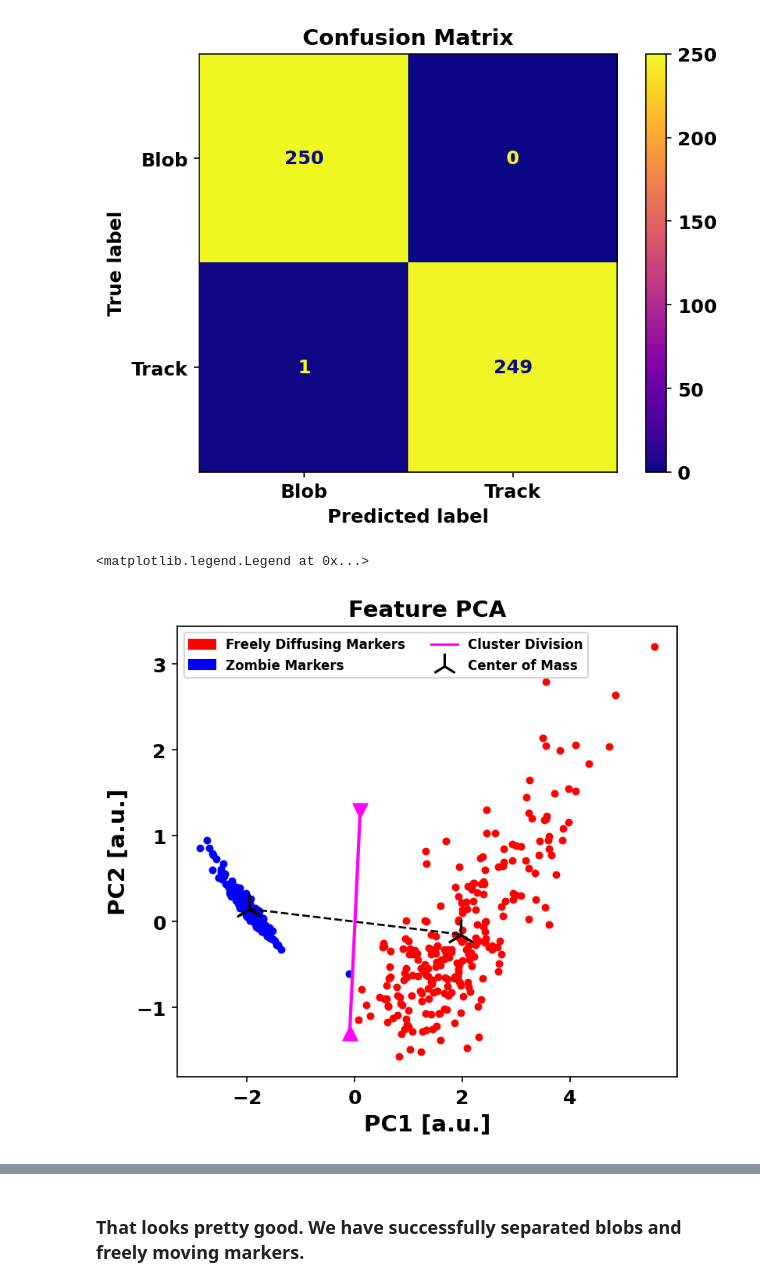
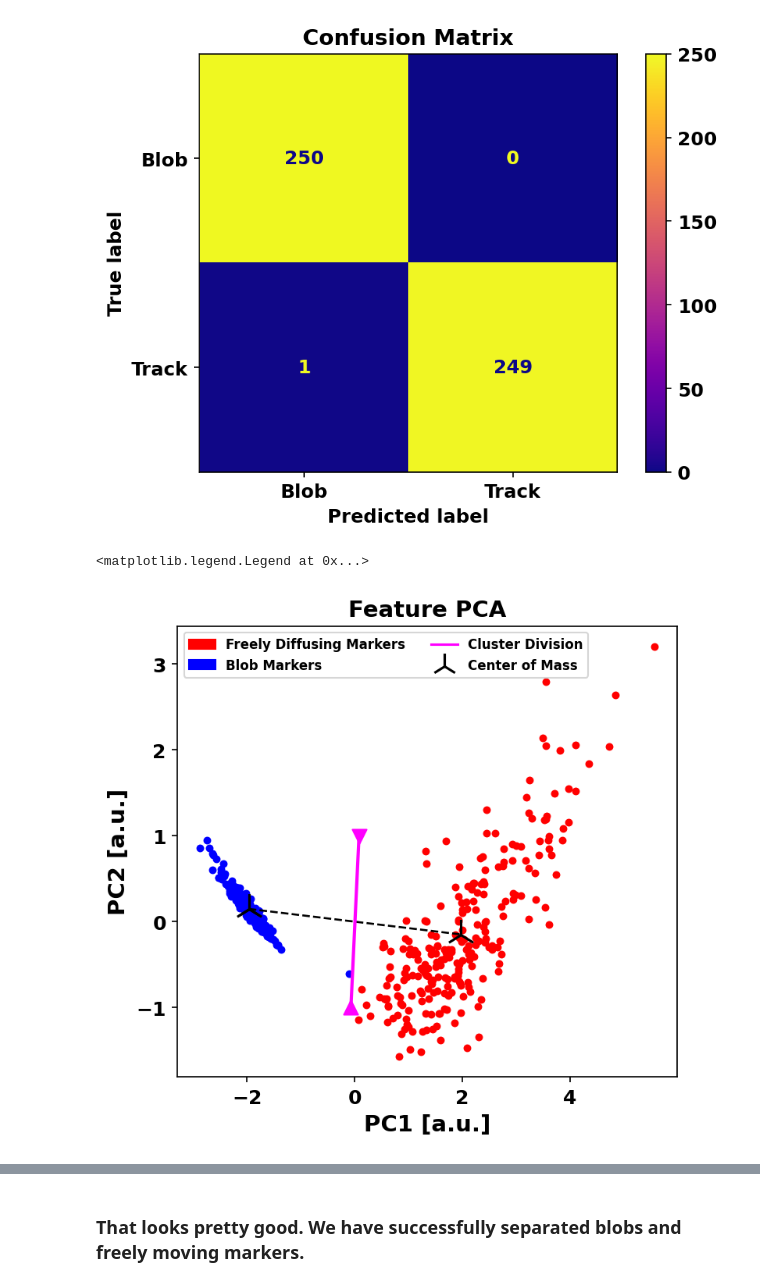
Before and after one commit to Eggeling-Lab-Microscope-Software/blob-B-gone, a Jupyter notebook: BlobBGone_Example.ipynb, the cells around one changed output, grey strips where cells are left out. Cells and saved outputs as stored; diff of their text form; code cells hidden in the pictures.

```diff
--- a/BlobBGone_Example.ipynb
+++ b/BlobBGone_Example.ipynb
@@ -201,6 +201,10 @@ Silhouette Coefficient: 0.706
 ------------------------------
 [figure]
 # %%
+## Feature PCA ##
+# To visualize the clustering results, we will use the PCA algorithm to reduce the dimensionality of the features to 2.
+# We thus gain the bility to plot the agglomeration of the features in 2D space and highlight the decision boundary.
+
 import matplotlib.pyplot as plt
 from sklearn.decomposition import PCA
 import matplotlib.patches as mpatches
@@ -213,37 +217,37 @@ trans= pca.fit_transform(features)
 
 cluster_1_mean = np.mean(trans[fit_predict_FH == 0], axis = 0)
 cluster_2_mean = np.mean(trans[fit_predict_FH == 1], axis = 0)
-P1,P2 = Helper.generate_perpendicular_vector(cluster_1_mean, cluster_2_mean, scale = 1.3, direction = 'center')
+P1,P2 = Helper.generate_perpendicular_vector(cluster_1_mean, cluster_2_mean, scale = 1.0, direction = 'center')
 
 plt.style.use('default')
 
 font = {'family' : 'DejaVu Sans',
         'weight' : 'bold',
         'size'   : 12}
 
 plt.rc('font', **font)
 
 fig, ax = plt.subplots(figsize=(5.5,5), dpi = 150)
 ax.scatter(trans[:,0][fit_predict_FH == 0], trans[:,1][fit_predict_FH == 0], c = 'blue', s = 14)
 ax.scatter(trans[:,0][fit_predict_FH == 1], trans[:,1][fit_predict_FH == 1], c = 'red', s = 14)
 ax.scatter(cluster_1_mean[0], cluster_1_mean[1], c = 'black', s = 350, marker = '2', label = 'Center of Mass')
 ax.scatter(cluster_2_mean[0], cluster_2_mean[1], c = 'black', s = 350, marker = '2')
 ax.plot([cluster_1_mean[0], cluster_2_mean[0]], [cluster_1_mean[1], cluster_2_mean[1]], '--', c = 'black', linewidth = 1.25)
 ax.plot([P1.x, P2.x], [P1.y,P2.y], '-', c = 'magenta', linewidth = 2)
 ax.scatter([P1.x], [P1.y], c = 'magenta', s = 75, marker = 'v')
 ax.scatter([P2.x], [P2.y], c = 'magenta', s = 75, marker = '^')
 
 ax.set_xlabel('PC1 [a.u.]', fontsize = 14, fontweight = 'bold')
 ax.set_ylabel('PC2 [a.u.]', fontsize = 14, fontweight = 'bold')
 ax.set_title('Feature PCA', fontsize = 14, fontweight = 'bold')
 
 red_patch = mpatches.Patch(color='red', label='Freely Diffusing Markers')
-blue_patch = mpatches.Patch(color='blue', label='Zombie Markers')
+blue_patch = mpatches.Patch(color='blue', label='Blob Markers')
 Division = mlines.Line2D([P1.x, P2.x], [P1.y,P2.y],  linestyle = '-',c = 'magenta', label = 'Cluster Division')
 CoM =  ax.scatter(cluster_1_mean[0], cluster_1_mean[1], c = 'black', s = 250, marker = '2', label = 'Center of Mass')
 
 
 plt.legend(handles=[red_patch, blue_patch, Division, CoM], fontsize = 8, loc = 'upper left', ncol= 2)
 # %% [output]
 <matplotlib.legend.Legend at 0x...>
-[figure, old version]
+[figure, new version]
```
Also changed, not shown: parts of 6 cells of this notebook, 39 other files.
